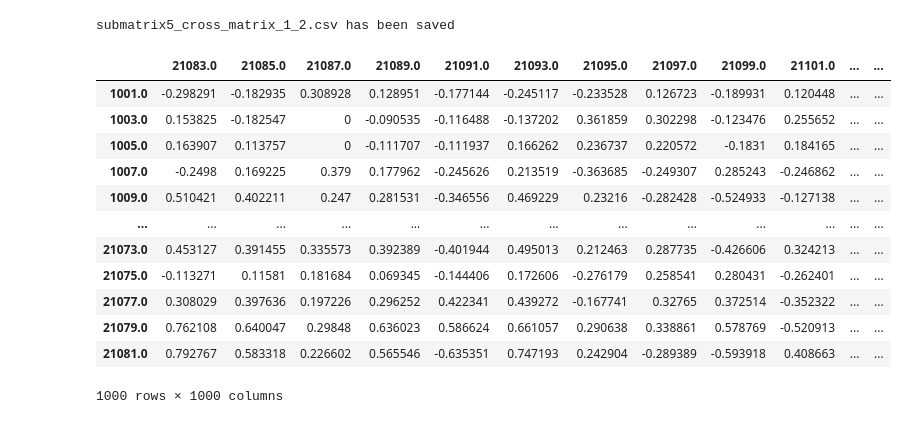
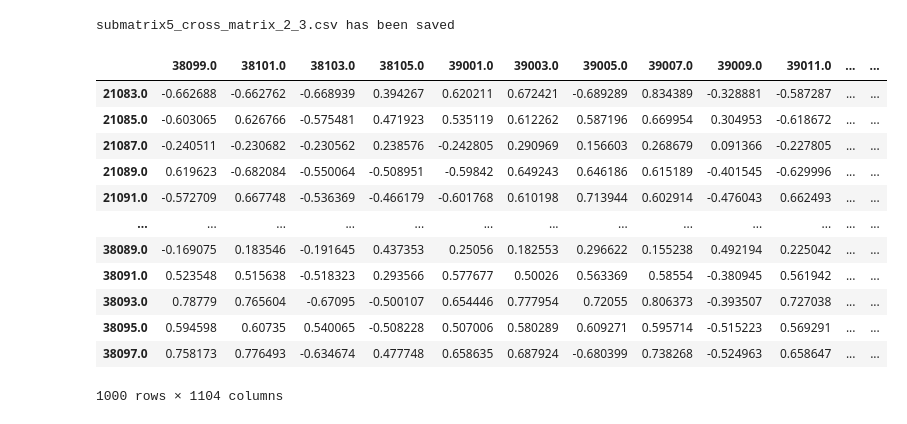
Before and after one commit to gianmarcoferrara/ComplexNetworksProject, a Jupyter notebook: CCRMatrixDivided.ipynb, the cells around one changed output. Saved outputs shown, nothing was run; the diff lists cells and outputs as text; code cells hidden in the pictures.

```diff
--- a/CCRMatrixDivided.ipynb
+++ b/CCRMatrixDivided.ipynb
@@ -102,46 +102,46 @@ def compute_submatrix(df, columns, filename, max_tau):
 #function to computer a submatrix which is not on the diagonal
 def compute_cross_group_matrix(df, group_a, group_b, filename):
     cross_matrix = pd.DataFrame(index=group_a, columns=group_b)
     for col1, col2 in product(group_a, group_b):
         cross_matrix.loc[col1, col2] = time_delayed_cross_correlation(df, col1, col2, max_tau)
     cross_matrix.to_csv(filename)
     print(f"submatrix{filename} has been saved")
     return cross_matrix
 
 #Now to compute the submatrices we need to divide the 3104 columns into groups
 def divide_into_groups(df, group_sizes):
     #Divides the comlumns into specified sizes
     columns = df.columns.tolist()
     groups = []
     start = 0
     for size in group_sizes:
         groups.append(columns[start:start + size])
         start += size
     return groups
 
 #Change of program, now we will try to compute manually the single pieces
 group_1 = data.columns[0:1000]
 group_2 = data.columns[1000:2000]
 group_3 = data.columns[2000:3104]
 
 
 #filename_sub = "5_sub_mat_3.csv"
 #compute_submatrix(data, group_3, filename_sub, max_tau)
 
-filename_cross = "5_cross_matrix_1_2.csv"
-compute_cross_group_matrix(data, group_1, group_2, filename_cross)
+filename_cross = "5_cross_matrix_2_3.csv"
+compute_cross_group_matrix(data, group_2, group_3, filename_cross)
 # %% [output]
-submatrix5_cross_matrix_1_2.csv has been saved
+submatrix5_cross_matrix_2_3.csv has been saved
-|  | 21083.0 | 21085.0 | 21087.0 | 21089.0 | 21091.0 | 21093.0 | 21095.0 | 21097.0 | 21099.0 | 21101.0 | ... | ... |
-| 1001.0 | -0.298291 | -0.182935 | 0.308928 | 0.128951 | -0.177144 | -0.245117 | -0.233528 | 0.126723 | -0.189931 | 0.120448 | ... | ... |
-| 1003.0 | 0.153825 | -0.182547 | 0 | -0.090535 | -0.116488 | -0.137202 | 0.361859 | 0.302298 | -0.123476 | 0.255652 | ... | ... |
-| 1005.0 | 0.163907 | 0.113757 | 0 | -0.111707 | -0.111937 | 0.166262 | 0.236737 | 0.220572 | -0.1831 | 0.184165 | ... | ... |
-| 1007.0 | -0.2498 | 0.169225 | 0.379 | 0.177962 | -0.245626 | 0.213519 | -0.363685 | -0.249307 | 0.285243 | -0.246862 | ... | ... |
-| 1009.0 | 0.510421 | 0.402211 | 0.247 | 0.281531 | -0.346556 | 0.469229 | 0.23216 | -0.282428 | -0.524933 | -0.127138 | ... | ... |
+|  | 38099.0 | 38101.0 | 38103.0 | 38105.0 | 39001.0 | 39003.0 | 39005.0 | 39007.0 | 39009.0 | 39011.0 | ... | ... |
+| 21083.0 | -0.662688 | -0.662762 | -0.668939 | 0.394267 | 0.620211 | 0.672421 | -0.689289 | 0.834389 | -0.328881 | -0.587287 | ... | ... |
+| 21085.0 | -0.603065 | 0.626766 | -0.575481 | 0.471923 | 0.535119 | 0.612262 | 0.587196 | 0.669954 | 0.304953 | -0.618672 | ... | ... |
+| 21087.0 | -0.240511 | -0.230682 | -0.230562 | 0.238576 | -0.242805 | 0.290969 | 0.156603 | 0.268679 | 0.091366 | -0.227805 | ... | ... |
+| 21089.0 | 0.619623 | -0.682084 | -0.550064 | -0.508951 | -0.59842 | 0.649243 | 0.646186 | 0.615189 | -0.401545 | -0.629996 | ... | ... |
+| 21091.0 | -0.572709 | 0.667748 | -0.536369 | -0.466179 | -0.601768 | 0.610198 | 0.713944 | 0.602914 | -0.476043 | 0.662493 | ... | ... |
 | ... | ... | ... | ... | ... | ... | ... | ... | ... | ... | ... | ... | ... |
-| 21073.0 | 0.453127 | 0.391455 | 0.335573 | 0.392389 | -0.401944 | 0.495013 | 0.212463 | 0.287735 | -0.426606 | 0.324213 | ... | ... |
-| 21075.0 | -0.113271 | 0.11581 | 0.181684 | 0.069345 | -0.144406 | 0.172606 | -0.276179 | 0.258541 | 0.280431 | -0.262401 | ... | ... |
-| 21077.0 | 0.308029 | 0.397636 | 0.197226 | 0.296252 | 0.422341 | 0.439272 | -0.167741 | 0.32765 | 0.372514 | -0.352322 | ... | ... |
-| 21079.0 | 0.762108 | 0.640047 | 0.29848 | 0.636023 | 0.586624 | 0.661057 | 0.290638 | 0.338861 | 0.578769 | -0.520913 | ... | ... |
-| 21081.0 | 0.792767 | 0.583318 | 0.226602 | 0.565546 | -0.635351 | 0.747193 | 0.242904 | -0.289389 | -0.593918 | 0.408663 | ... | ... |
+| 38089.0 | -0.169075 | 0.183546 | -0.191645 | 0.437353 | 0.25056 | 0.182553 | 0.296622 | 0.155238 | 0.492194 | 0.225042 | ... | ... |
+| 38091.0 | 0.523548 | 0.515638 | -0.518323 | 0.293566 | 0.577677 | 0.50026 | 0.563369 | 0.58554 | -0.380945 | 0.561942 | ... | ... |
+| 38093.0 | 0.78779 | 0.765604 | -0.67095 | -0.500107 | 0.654446 | 0.777954 | 0.72055 | 0.806373 | -0.393507 | 0.727038 | ... | ... |
+| 38095.0 | 0.594598 | 0.60735 | 0.540065 | -0.508228 | 0.507006 | 0.580289 | 0.609271 | 0.595714 | -0.515223 | 0.569291 | ... | ... |
+| 38097.0 | 0.758173 | 0.776493 | -0.634674 | 0.477748 | 0.658635 | 0.687924 | -0.680399 | 0.738268 | -0.524963 | 0.658647 | ... | ... |
-1000 rows × 1000 columns
+1000 rows × 1104 columns
```
Also changed, not shown: 8 other files.
